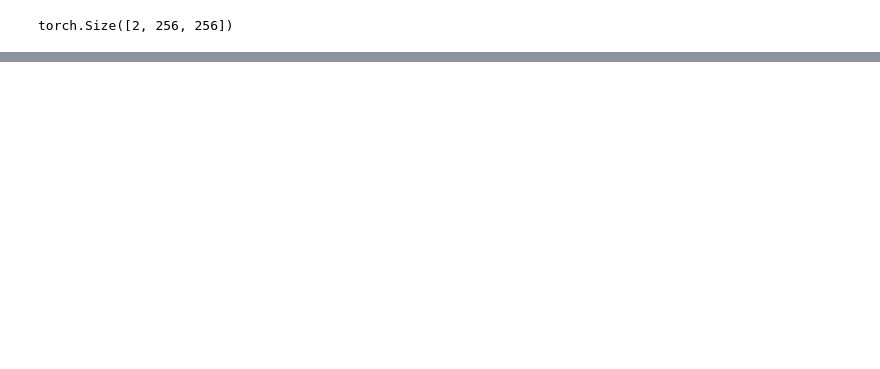
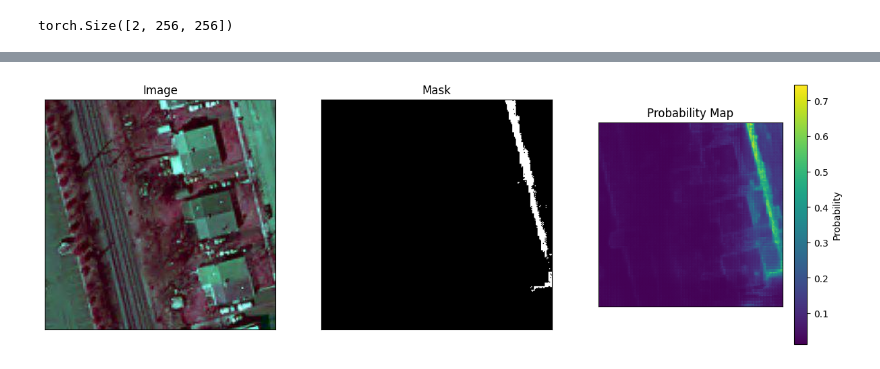
Before and after one commit to pengwingokla/MetaAI-segment-anything-model, a Jupyter notebook: finalproj-segment-anything-model/notebooks/stream.ipynb, the cells around one changed output, grey strips where cells are left out. Cells and saved outputs as stored; diff of their text form; code cells hidden in the pictures; blank space fills up the shorter version.

```diff
--- a/finalproj-segment-anything-model/notebooks/stream.ipynb
+++ b/finalproj-segment-anything-model/notebooks/stream.ipynb
@@ -245,6 +303,7 @@ batch["ground_truth_mask"].shape
 torch.Size([2, 256, 256])
 # %%
 # Load the model
+import monai.losses
 from transformers import SamModel
 model = SamModel.from_pretrained("facebook/sam-vit-base")
 
@@ -260,4 +319,5 @@ from monai.metrics import DiceMetric
 # Initialize the optimizer and the loss function
 optimizer = Adam(model.mask_decoder.parameters(), lr=1e-5, weight_decay=0)
 #Try DiceFocalLoss, FocalLoss, DiceCELoss
-seg_loss = monai.losses.DiceCELoss(sigmoid=True)
+# seg_loss = monai.losses.DiceCELoss(sigmoid=True)
+seg_loss = monai.losses.FocalLoss(use_softmax=False)
@@ -299,0 +420,2 @@ for epoch in range(num_epochs):
+# %%
+MODEL_FILE = "model_checkpoint_2.pth"
@@ -299,0 +430,13 @@ for epoch in range(num_epochs):
+# %%
+# Load the model configuration
+model_config = SamConfig.from_pretrained("facebook/sam-vit-base")
+processor = SamProcessor.from_pretrained("facebook/sam-vit-base")
+
+# Create an instance of the model architecture with the loaded configuration
+model = SamModel(config=model_config)
+#Update the model by loading the weights from saved file.
+model.load_state_dict(torch.load(MODEL_FILE))
+
+# set the device to cuda if available, otherwise use cpu
+device = "cuda" if torch.cuda.is_available() else "cpu"
+model.to(device)
@@ -299,0 +461,62 @@ for epoch in range(num_epochs):
+# %%
+import numpy as np
+import random
+import torch
+import matplotlib.pyplot as plt
+
+# let's take a random training example
+idx = random.randint(0, data['imgarr'].shape[0]-1)
+print("RANDOM IDX:", idx)
+idx = 676
+# load image
+test_image = dataset[idx]["image"]
+
+# get box prompt based on ground truth segmentation map
+ground_truth_mask = np.array(dataset[idx]["label"])
+prompt = get_bounding_box(ground_truth_mask)
+
+# prepare image + box prompt for the model
+inputs = processor(test_image, input_boxes=[[prompt]], return_tensors="pt")
+
+# Move the input tensor to the GPU if it's not already there
+inputs = {k: v.to(device) for k, v in inputs.items()}
+
+model.eval()
+
+# forward pass
+with torch.no_grad():
+    outputs = model(**inputs, multimask_output=False)
+
+# apply sigmoid
+medsam_seg_prob = torch.sigmoid(outputs.pred_masks.squeeze(1))
+# convert soft mask to hard mask
+PROBABILITY_THRES = 0.4
+medsam_seg_prob = medsam_seg_prob.cpu().numpy().squeeze()
+medsam_seg = (medsam_seg_prob > PROBABILITY_THRES).astype(np.uint8)
+
+
+fig, axes = plt.subplots(1, 3, figsize=(15, 5))
+
+# Plot the first image on the left
+axes[0].imshow(np.array(test_image), cmap='gray')  # Assuming the first image is grayscale
+axes[0].set_title("Image")
+
+# Plot the second image on the right
+axes[1].imshow(medsam_seg, cmap='gray')  # Assuming the second image is grayscale
+axes[1].set_title("Mask")
+
+# Plot the second image on the right with probability map and color bar
+im = axes[2].imshow(medsam_seg_prob, cmap='viridis')  # Assuming the second image is grayscale
+axes[2].set_title("Probability Map")
+cbar = fig.colorbar(im, ax=axes[2])
+
+# Hide axis ticks and labels
+for ax in axes:
+    ax.set_xticks([])
+    ax.set_yticks([])
+    ax.set_xticklabels([])
+    ax.set_yticklabels([])
+
+# Display the images side by side
+plt.show()
+# %% [output]
@@ -299,0 +524 @@ for epoch in range(num_epochs):
+[figure, added]
```
Also changed, not shown: parts of 33 cells of this notebook.
